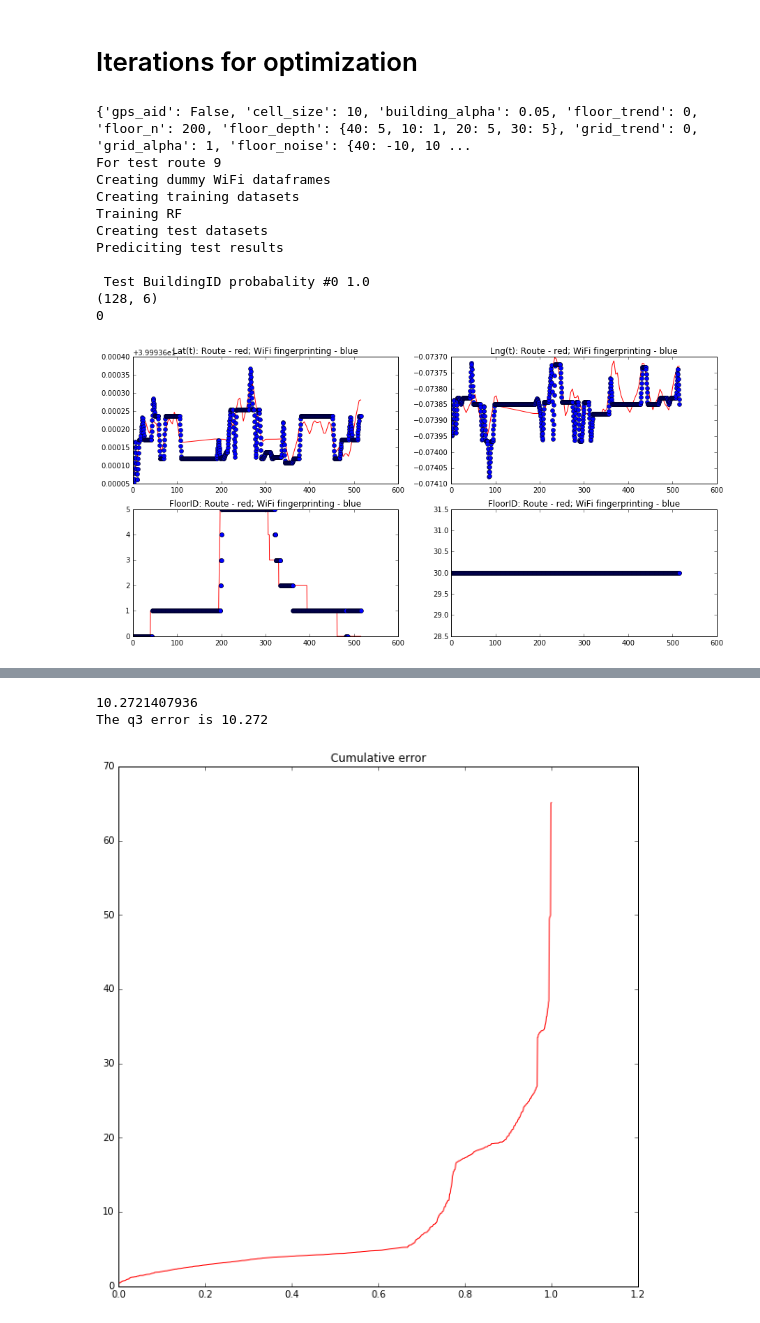
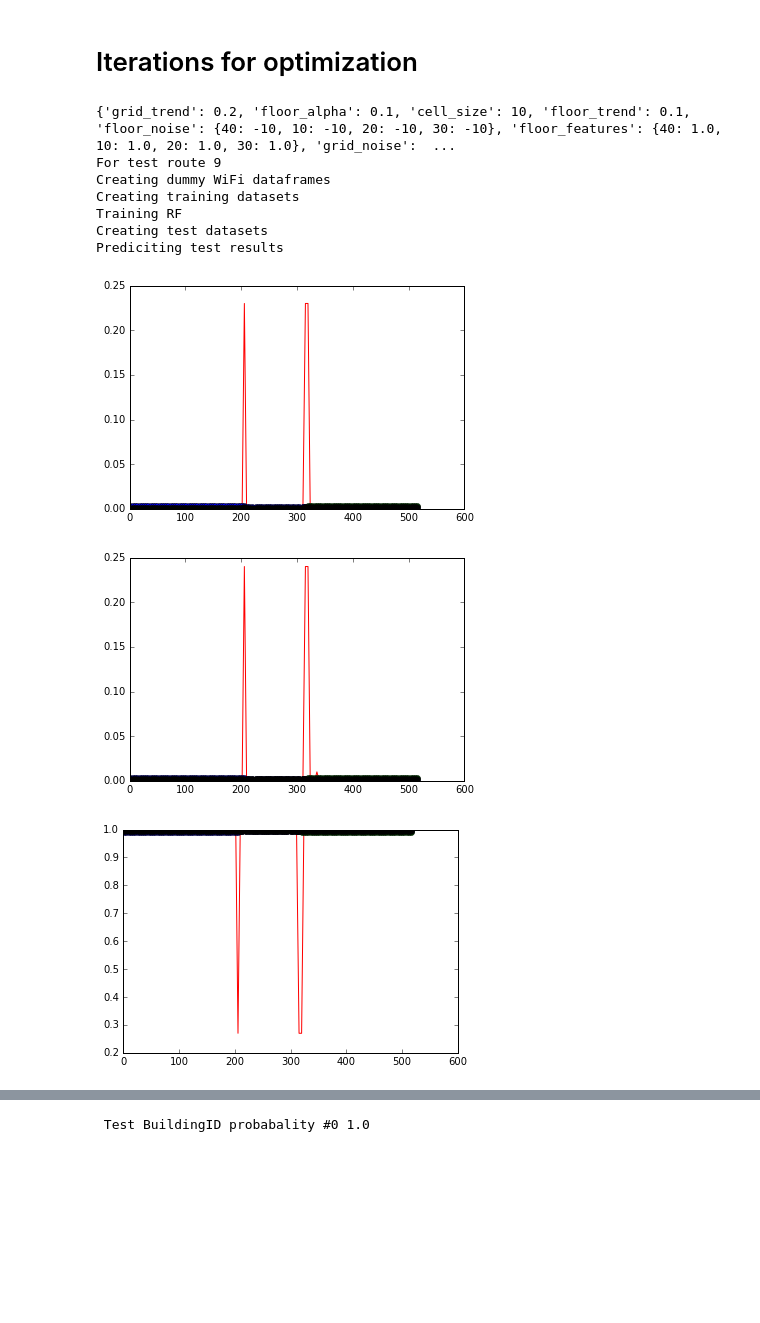
Before and after one commit to yairbeer/lis2016, a Jupyter notebook: heir-optimization.ipynb, the cells around one changed output, grey strips where cells are left out. Cells and saved outputs as stored; diff of their text form; code cells hidden in the pictures; blank space fills up the shorter version.

```diff
--- a/heir-optimization.ipynb
+++ b/heir-optimization.ipynb
@@ -418,17 +418,30 @@ def exp_smooth(time_series, sensor_series, alpha, trend):
     # forward in time
     sensor_forward = np.zeros((sensor_series.shape))
     sensor_forward[0] = sensor_series[0]
+    sensor_trend = 0
     for i in range(1, time_series.shape[0]):
         dt = time_series[i] - time_series[i-1]
-        sensor_forward[i] = alpha * sensor_series[i] + (1 - alpha) * sensor_forward[i-1]
+        adj_alpha = dt * alpha
+        adj_trend = dt * trend
+        sensor_forward[i] = adj_alpha * sensor_series[i] + (1 - adj_alpha) * (sensor_forward[i-1] + sensor_trend)
+        sensor_trend = adj_trend * (sensor_forward[i] - sensor_forward[i-1]) + (1 - adj_trend) * sensor_trend
     # backwards in time
     sensor_backwards = np.zeros((sensor_series.shape))
-    sensor_trend = np.zeros((sensor_series.shape))
+    sensor_trend = 0
     sensor_backwards[-1] = sensor_series[-1]
     for i in range(time_series.shape[0]-2, -1, -1):
         dt = time_series[i+1] - time_series[i]
-        sensor_backwards[i] = alpha * sensor_series[i] + (1 - alpha) * sensor_backwards[i+1]
+        adj_alpha = dt * alpha
+        adj_trend = dt * trend
+        sensor_backwards[i] = adj_alpha * sensor_series[i] + (1 - adj_alpha) * (sensor_backwards[i+1] + sensor_trend)
+        sensor_trend = adj_trend * (sensor_backwards[i] - sensor_backwards[i+1]) + (1 - adj_trend) * sensor_trend
     sensor_smoothed = (sensor_forward + sensor_backwards) / 2
+#     plt.plot(time_series, sensor_series, 'r',
+#              time_series, sensor_forward, 'go',
+#              time_series, sensor_backwards, 'bo',
+#              time_series, sensor_smoothed, 'ko',
+#             )
+#     plt.show()
     return sensor_smoothed
 # %%
 # Interpolate wifi to tested time stamps
@@ -538,23 +551,25 @@ from sklearn.ensemble import RandomForestClassifier
 from sklearn.grid_search import ParameterGrid
 
 param_grid = {
-          'building_alpha': [0.05],
-          'building_trend': [0.05],
-          'floor_alpha': [0.2],
-          'floor_trend': [0],
+          'building_alpha': [0.001],
+          'building_trend': [0.001],
+          'floor_alpha': [0.1],
+          'floor_trend': [0.1],
           'floor_noise': [{10: -10, 20: -10, 30: -10, 40: -10}],
           'floor_n': [200],
           'floor_depth': [{10: 1, 20: 5, 30: 5, 40: 5}],
-          'floor_features': [{10: 1, 20: 1.0, 30: 1.0, 40: 1.0}],
+          'floor_features': [{10: 1.0, 20: 1.0, 30: 1.0, 40: 1.0}],
           'grid_noise': [{10: -25, 20: -25, 30: -25, 40: -25}],
           'gps_aid': [False],
           'cell_size': [10],
-          'grid_alpha': [1],
-          'grid_trend': [0]
+          'grid_alpha': [0.2],
+          'grid_trend': [0.2]
          }
 # %% [markdown]
 # Iterations for optimization
 # %%
+"""Doesn't work with building change"""
+
 for params in ParameterGrid(param_grid):
     print(params)
     for cur_test_route in TEST_ROUTES:
@@ -773,15 +788,15 @@ for params in ParameterGrid(param_grid):
         for test_i in range(len(test_wifi)):
             predicted_floor.append([])
             predicted_floor_proba.append([])
+
             for row_i in range(test_wifi[test_i].shape[0]):
-                cur_pred_build = predicted_build[test_i][row_i]
+                cur_pred_build = test_predictions[test_i]['BuildingID'].iloc[row_i]
                 cur_measurement = test_wifi[test_i][building_macs[cur_pred_build]].iloc[row_i]
                 cur_measurement = wifi_level_noise(cur_measurement,
                                                    params['floor_noise'][test_predictions[test_i]['BuildingID'].iloc[row_i]])
                 predicted_floor[test_i].append(int(rfc_floor[cur_pred_build].predict([cur_measurement.values])))
                 predicted_floor_proba[test_i].append(rfc_floor[cur_pred_build].predict_proba([cur_measurement.values])[0])
             predicted_floor_proba[test_i] = np.array(predicted_floor_proba[test_i])
-            print(predicted_floor_proba[test_i].shape)
             # Smooth probabilities
             predicted_floor_proba_smoothed.append(np.zeros(predicted_floor_proba[test_i].shape))
             predicted_floor_smoothed.append(np.zeros(predicted_floor_proba[test_i].shape[0], ))
@@ -800,8 +815,8 @@ for params in ParameterGrid(param_grid):
             predicted_cell.append([])
             predicted_2d.append([])
             for row_i in range(test_wifi[test_i].shape[0]):
-                cur_pred_build = predicted_build[test_i][row_i]
-                cur_pred_floor = predicted_floor[test_i][row_i]
+                cur_pred_build = int(test_predictions[test_i]['BuildingID'].iloc[row_i])
+                cur_pred_floor = int(test_predictions[test_i]['FloorID'].iloc[row_i])
                 cur_measurement = test_wifi[test_i][floor_macs[cur_pred_build][cur_pred_floor]].iloc[row_i]
                 cur_measurement = wifi_level_noise(cur_measurement, params['grid_noise'][cur_pred_build])
                 cur_prediction = int(train_2d_grid[cur_pred_build][cur_pred_floor].classifier.predict([cur_measurement.values]))
@@ -841,36 +856,34 @@ for params in ParameterGrid(param_grid):
                     test_sub_timestamps.append(np.arange(0, last_sample_time, INTERVAL))
                     test_sub_predicitions.append(int_wifi_to_sub(test_sub_timestamps[-1], test_predictions[test_i]))
                     if EVAL:
                         test_sub_results.append(int_wifi_to_sub(test_sub_timestamps[-1], test_wifi_results[test_i]))
                     test_i += 1
 
         """Plot predicitons"""
         if EVAL and DEBUG:
             for i in range(len(test_build)):
                 print(i)
                 show_prediction(test_sub_results[i], test_sub_predicitions[i])
 
         """Evaluate errors"""
         if EVAL:
             for i in range(len(test_build)):
                 test_deg_m_scale.append(dtom_calc(np.median(test_sub_predicitions[i]['Lat'].values), 1))
                 calc_errors(test_sub_results[i], test_sub_predicitions[i], test_deg_m_scale[i], DEBUG)
 
         """Write to file"""
         if not EVAL:
             for i in range(len(test_build)):
                 np.savetxt('try1_file%d.csv' % i, test_sub_predicitions[i].values, fmt='%.1f %.8f %.8f %d %d', delimiter=',')
         print('')
 # %% [output]
-{'gps_aid': False, 'cell_size': 10, 'building_alpha': 0.05, 'floor_trend': 0, 'floor_n': 200, 'floor_depth': {40: 5, 10: 1, 20: 5, 30: 5}, 'grid_trend': 0, 'grid_alpha': 1, 'floor_noise': {40: -10, 10 ...
+{'grid_trend': 0.2, 'floor_alpha': 0.1, 'cell_size': 10, 'floor_trend': 0.1, 'floor_noise': {40: -10, 10: -10, 20: -10, 30: -10}, 'floor_features': {40: 1.0, 10: 1.0, 20: 1.0, 30: 1.0}, 'grid_noise':  ...
 For test route 9
 Creating dummy WiFi dataframes
 Creating training datasets
 Training RF
 Creating test datasets
 Prediciting test results
-
- Test BuildingID probabality #0 1.0
-(128, 6)
-0
-[figure, old version]
+[figure, new version]
+[figure, new version]
+[figure, added]
@@ -877,3 +891 @@ Prediciting test results
-10.2721407936
-The q3 error is 10.272
+ Test BuildingID probabality #0 1.0
-[figure, old version]
```
Also changed, not shown: parts of 1 cell of this notebook, 1 other file.
